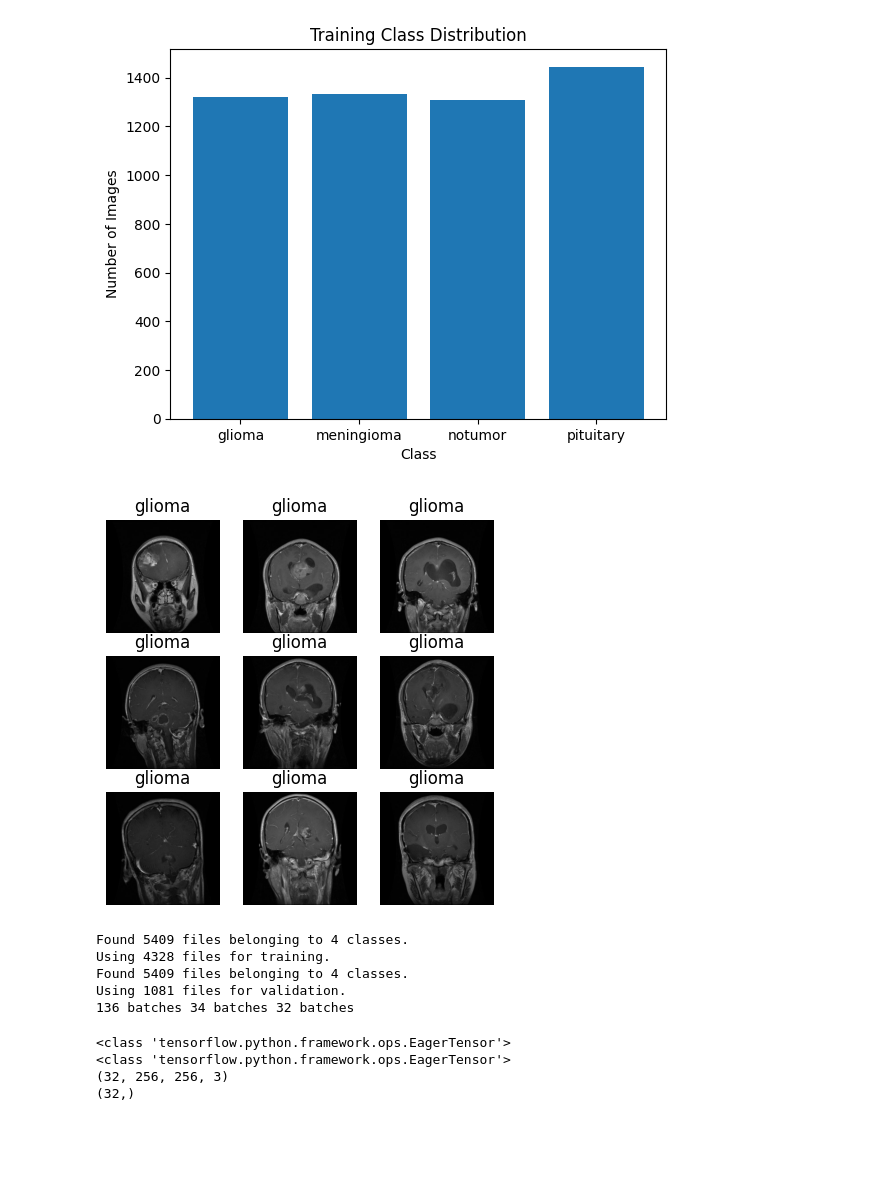
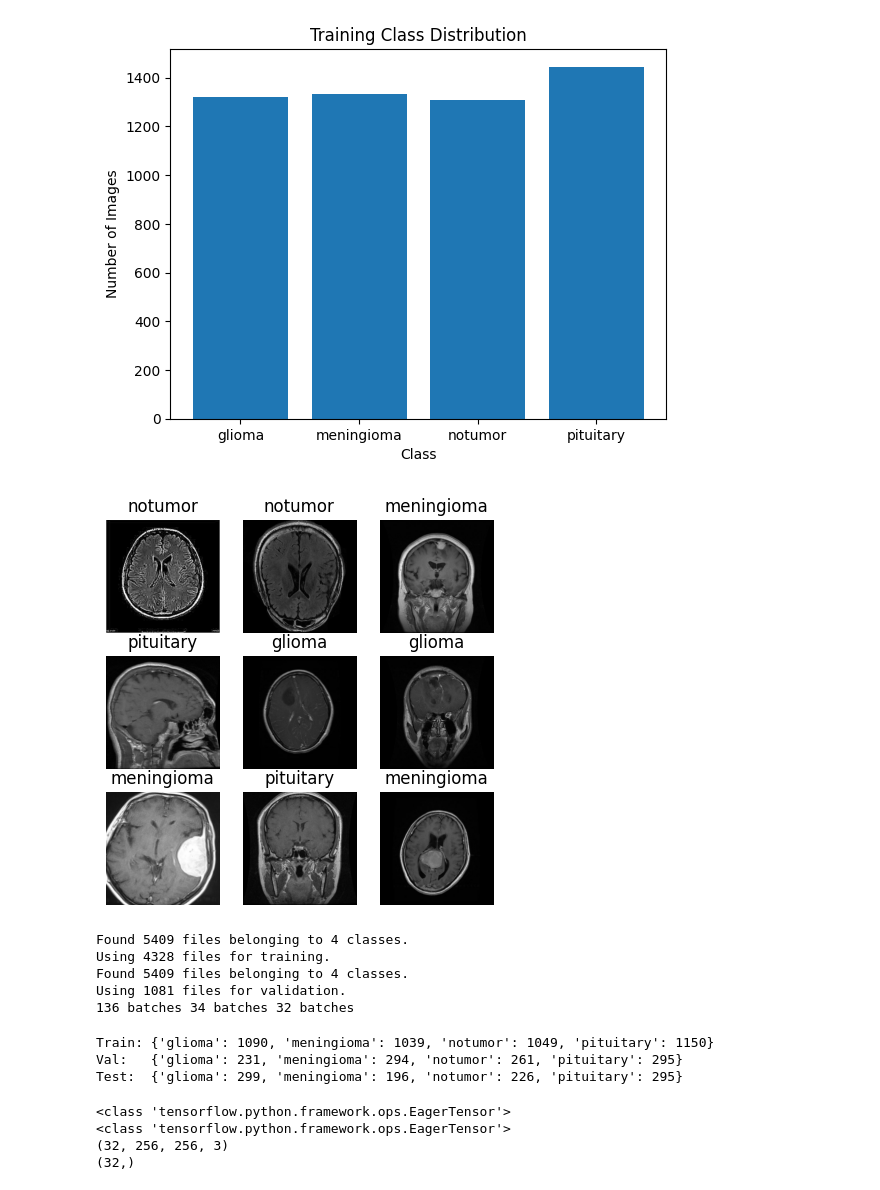
Before and after one commit to Marwa-AlHajriy/Brain-Tumor-CNN, a Jupyter notebook: cnn_brain_tumor_local.ipynb, the cells around one changed output. Cells and saved outputs as stored; diff of their text form; code cells hidden in the pictures; blank space fills up the shorter version.

```diff
--- a/cnn_brain_tumor_local.ipynb
+++ b/cnn_brain_tumor_local.ipynb
@@ -226,19 +222,19 @@ Training classes count:
 {'glioma': 1321, 'meningioma': 1333, 'notumor': 1310, 'pituitary': 1445}
 [figure]
 # %%
-
+shuffled_training_data =  unsplit_training_data.unbatch().shuffle(10000, seed=123).take(9).batch(9)
 plt.figure(figsize=(5, 5)) # to set the figure size
-for image_batch, labels_batch in unsplit_training_data.take(1):
+for image_batch, labels_batch in shuffled_training_data.take(1):
     for i in range(9):
         plt.subplot(3, 3, i + 1) # 3 rows, 3 columns, i+1 is the index
         plt.imshow(image_batch[i].numpy().astype("uint8")) # imshow expects a numpy 3D array
         plt.axis("off")
         plt.title(class_names[labels_batch[i]]) # to add the label
 
 # note by default tf.keras.preprocessing.image_dataset_from_directory() will shuffle the data
 # so you get a different image each time you run the cell
 # %% [output]
-[figure, old version]
+[figure, new version]
 # %%
 os.environ["PYTHONHASHSEED"] = str(123)
 random.seed(123)
@@ -277,6 +273,22 @@ Using 4328 files for training.
 Found 5409 files belonging to 4 classes.
 Using 1081 files for validation.
 136 batches 34 batches 32 batches
+# %%
+# Counting samples per class in each dataset
+def count_labels(ds, class_names):
+    counts = np.zeros(len(class_names), dtype=int)
+    for _, y in ds:
+        counts += np.bincount(y.numpy(), minlength=len(class_names))
+    return dict(zip(class_names, counts))
+
+class_names = train_data.class_names
+print("Train:", count_labels(train_data, class_names))
+print("Val:  ", count_labels(val_data, class_names))
+print("Test: ", count_labels(test_data, class_names))
+# %% [output]
+Train: {'glioma': 1090, 'meningioma': 1039, 'notumor': 1049, 'pituitary': 1150}
+Val:   {'glioma': 231, 'meningioma': 294, 'notumor': 261, 'pituitary': 295}
+Test:  {'glioma': 299, 'meningioma': 196, 'notumor': 226, 'pituitary': 295}
 # %%
 for images, labels in train_data.take(1):
     print(type(images))
```
Also changed, not shown: parts of 9 cells of this notebook, 2 other files.
